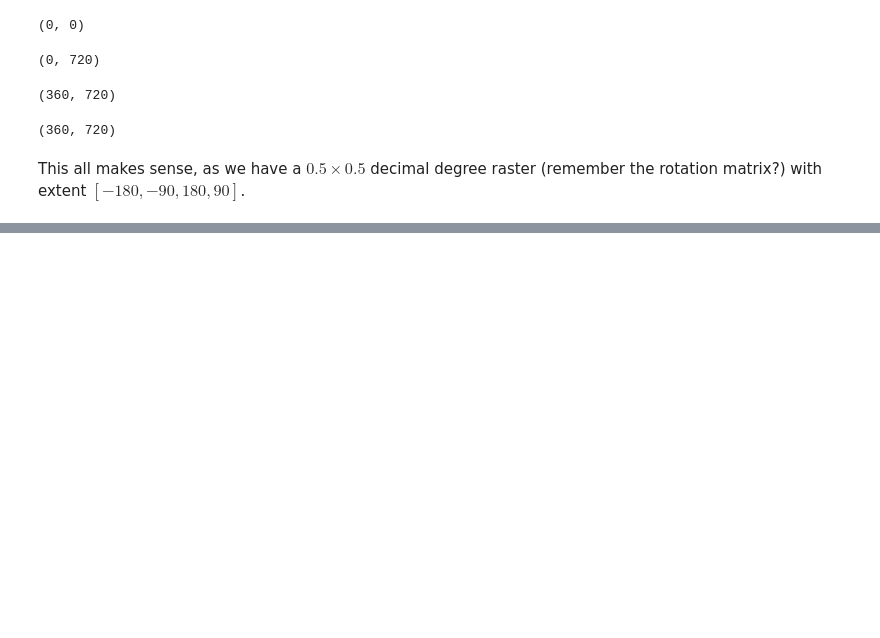
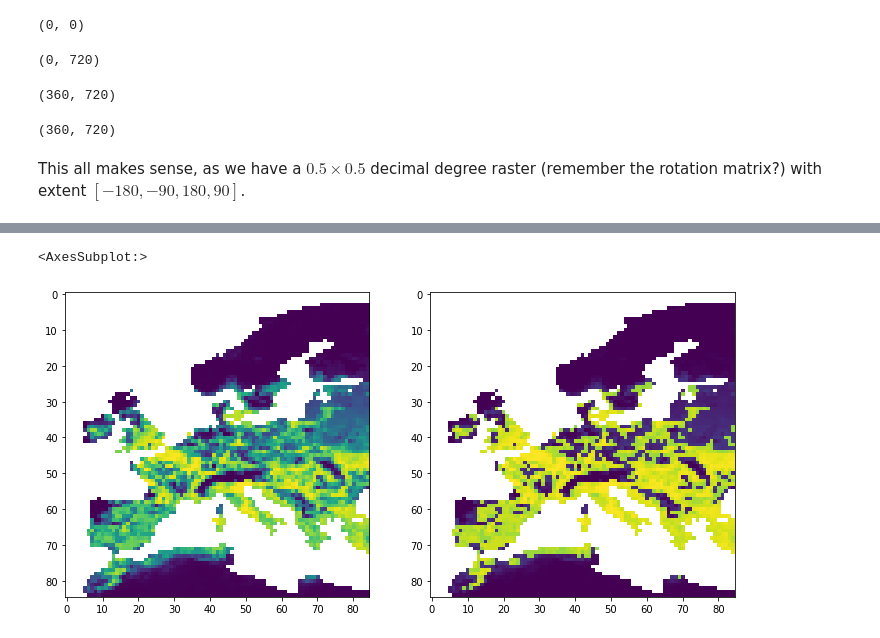
Before and after one commit to sebastianhohmann/geopandas_examples, a Jupyter notebook: _05_common_recipes_raster.ipynb, the cells around one changed output, grey strips where cells are left out. Saved outputs shown, nothing was run; the diff lists cells and outputs as text; code cells hidden in the pictures; blank space fills up the shorter version.

```diff
--- a/_05_common_recipes_raster.ipynb
+++ b/_05_common_recipes_raster.ipynb
@@ -191,0 +211,10 @@ This all makes sense, as we have a $0.5\times 0.5$ decimal degree raster (rememb
+# %%
+transformed_array = array.copy()
+transformed_array[transformed_array >= 0.5] = transformed_array[transformed_array >= 0.5] + 2
+# %%
+f, ax = plt.subplots(1,2, figsize=(12, 6))
+show(array[35:120, 335:420], ax=ax[0])
+show(transformed_array[35:120, 335:420], ax=ax[1])
+# %% [output]
+<AxesSubplot:>
+[figure, added]
```
Also changed, not shown: parts of 6 cells of this notebook.
